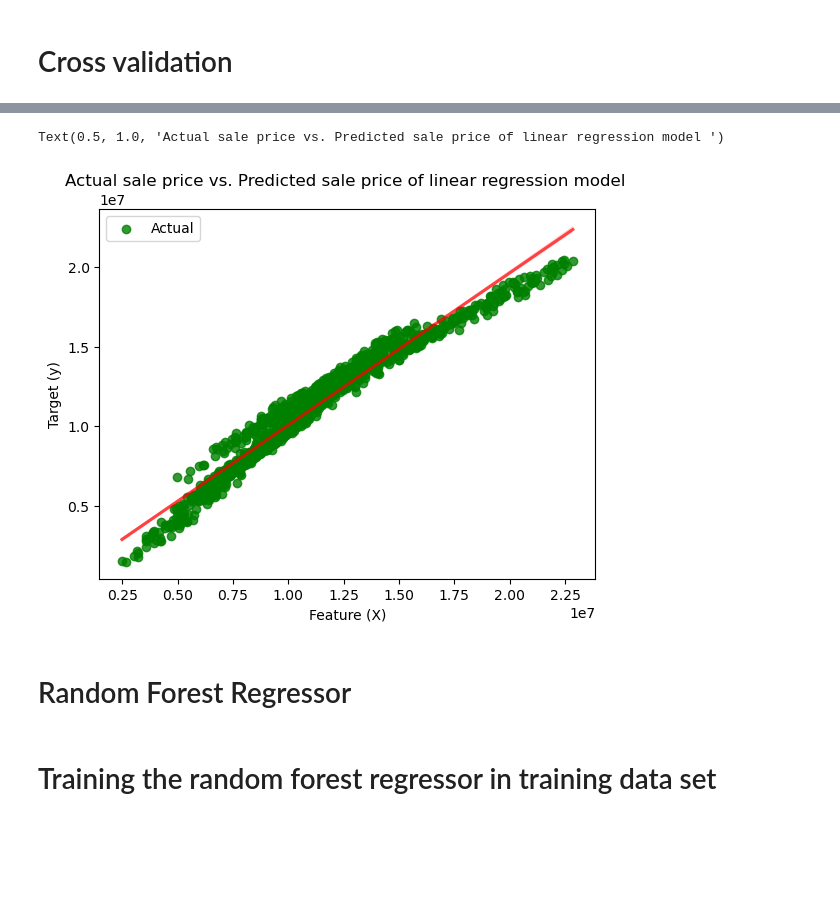
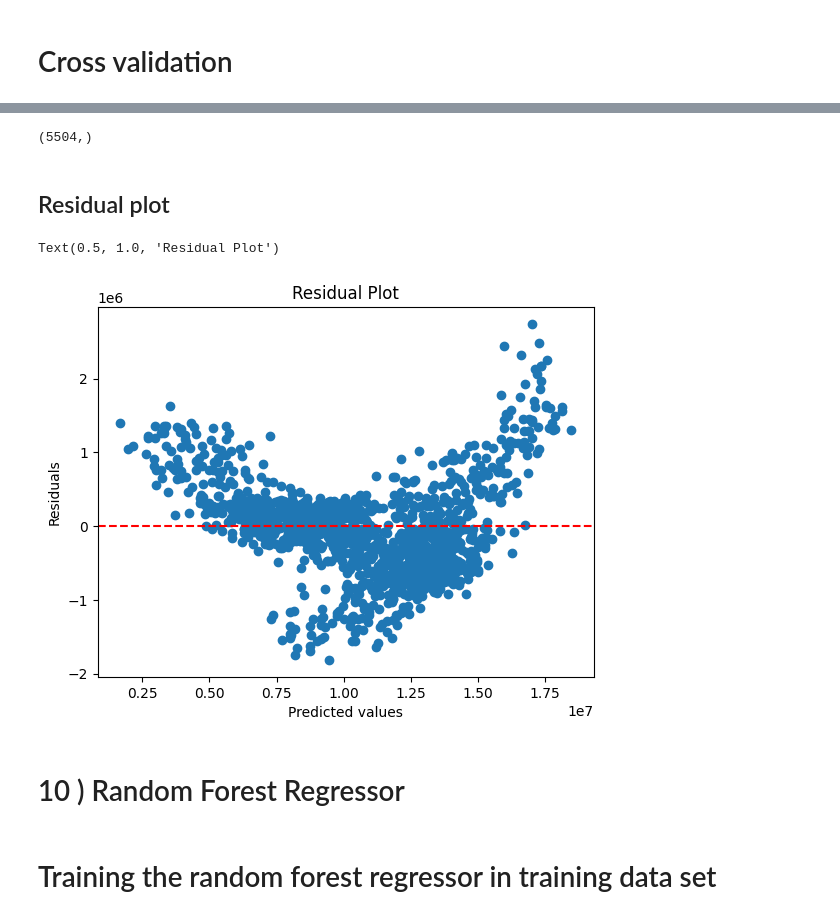
Before and after one commit to sajinamatya/house-price-prediction-, a Jupyter notebook: house_price.ipynb, the cells around one changed output, grey strips where cells are left out. Cells and saved outputs as stored; diff of their text form; code cells hidden in the pictures; blank space fills up the shorter version.

```diff
--- a/house_price.ipynb
+++ b/house_price.ipynb
@@ -402,0 +586,4 @@ house_price_df = house_price_df.drop(columns=["DATE_SALE","DATE_BUILD","PRT_ID",
+# %%
+label_encoder = LabelEncoder()
+for column in house_price_df.select_dtypes(include=['object']).columns:
+    house_price_df[column] = label_encoder.fit_transform(house_price_df[column])
@@ -402,0 +592,12 @@ house_price_df = house_price_df.drop(columns=["DATE_SALE","DATE_BUILD","PRT_ID",
+# %%
+# Calculate the first (Q1) and third (Q3) quartiles of sale_price
+Q1 = house_price_df['SALES_PRICE'].quantile(0.25)
+Q3 = house_price_df['SALES_PRICE'].quantile(0.75)
+
+#  IQR
+IQR = Q3 - Q1
+
+# Define the lower and upper bounds
+lower_bound = Q1 - 1.5 * IQR
+upper_bound = Q3 + 1.5 * IQR
+house_price_df = house_price_df[(house_price_df['SALES_PRICE'] >= lower_bound) & (house_price_df['SALES_PRICE'] <= upper_bound)]
@@ -405,4 +622,5 @@ house_price_df = house_price_df.drop(columns=["DATE_SALE","DATE_BUILD","PRT_ID",
 # %%
-house_price_df_encode = pd.get_dummies(house_price_df, columns=['AREA', 'BUILDTYPE', 'STREET','SALE_COND','MZZONE'])
+
+house_price_df_encode = pd.get_dummies(house_price_df, columns=['AREA', 'BUILDTYPE', 'STREET','SALE_COND','MZZONE','PARK_FACIL','UTILITY_AVAIL'])
 house_price_df_encode
 # %% [output]
@@ -444,4 +649,4 @@ sns.heatmap(correlation_matrix, annot=True, cmap='coolwarm', fmt='.2f', linewidt
 # %%
-x = house_price_scale_df # feature columns
-y = house_price_df_encode['SALES_PRICE'] # Target columns
+x = house_price_df_encode.drop(columns=['SALES_PRICE'])
+y = house_price_df['SALES_PRICE'] # Target columns
 # %% [markdown]
@@ -507,15 +726,23 @@ Average cross_validation score: 0.957
+# %%
+y_pred_linear_regression_train.shape
+# %% [output]
+(5504,)
+# %% [markdown]
+## Residual plot
 # %%
-sns.regplot(x=y_test, y= y_pred_linear_regression, label='Actual', color='green',line_kws={'alpha': 0.7, 'color': 'red'})
-plt.plot()
-plt.xlabel('Feature (X)')
-plt.ylabel('Target (y)')
-plt.legend()
-plt.title('Actual sale price vs. Predicted sale price of linear regression model ')
+import matplotlib.pyplot as plt
+
+residuals = y_test - y_pred_linear_regression
+plt.scatter(y_pred_linear_regression, residuals)
+plt.axhline(y=0, color='r', linestyle='--')
+plt.xlabel('Predicted values')
+plt.ylabel('Residuals')
+plt.title('Residual Plot')
 # %% [output]
-Text(0.5, 1.0, 'Actual sale price vs. Predicted sale price of linear regression model ')
+Text(0.5, 1.0, 'Residual Plot')
-[figure, old version]
+[figure, new version]
 # %% [markdown]
-# Random Forest Regressor
+# 10 ) Random Forest Regressor
 # %%
 random_forest_model = RandomForestRegressor()
 # %% [markdown]
```
Also changed, not shown: parts of 135 cells of this notebook.
